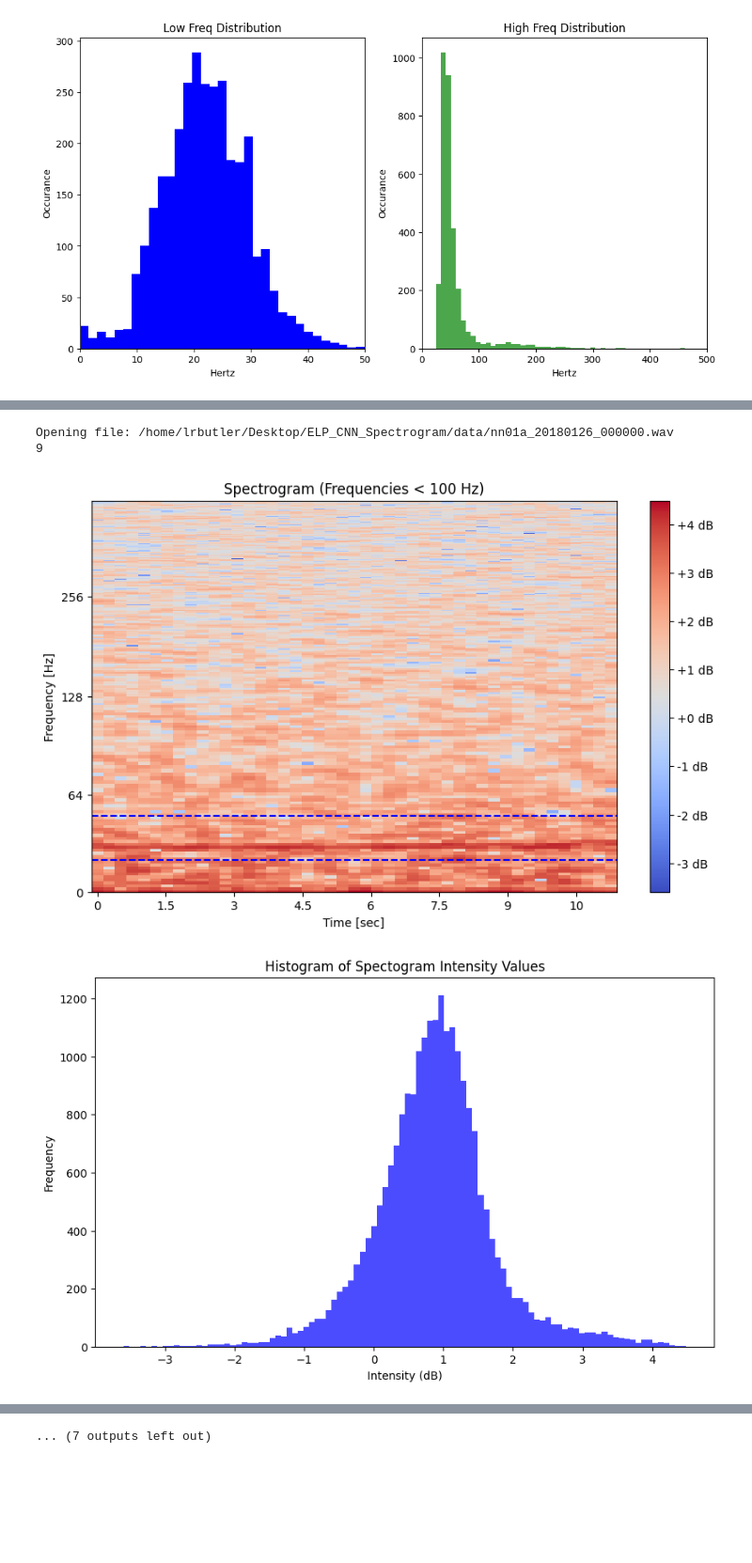
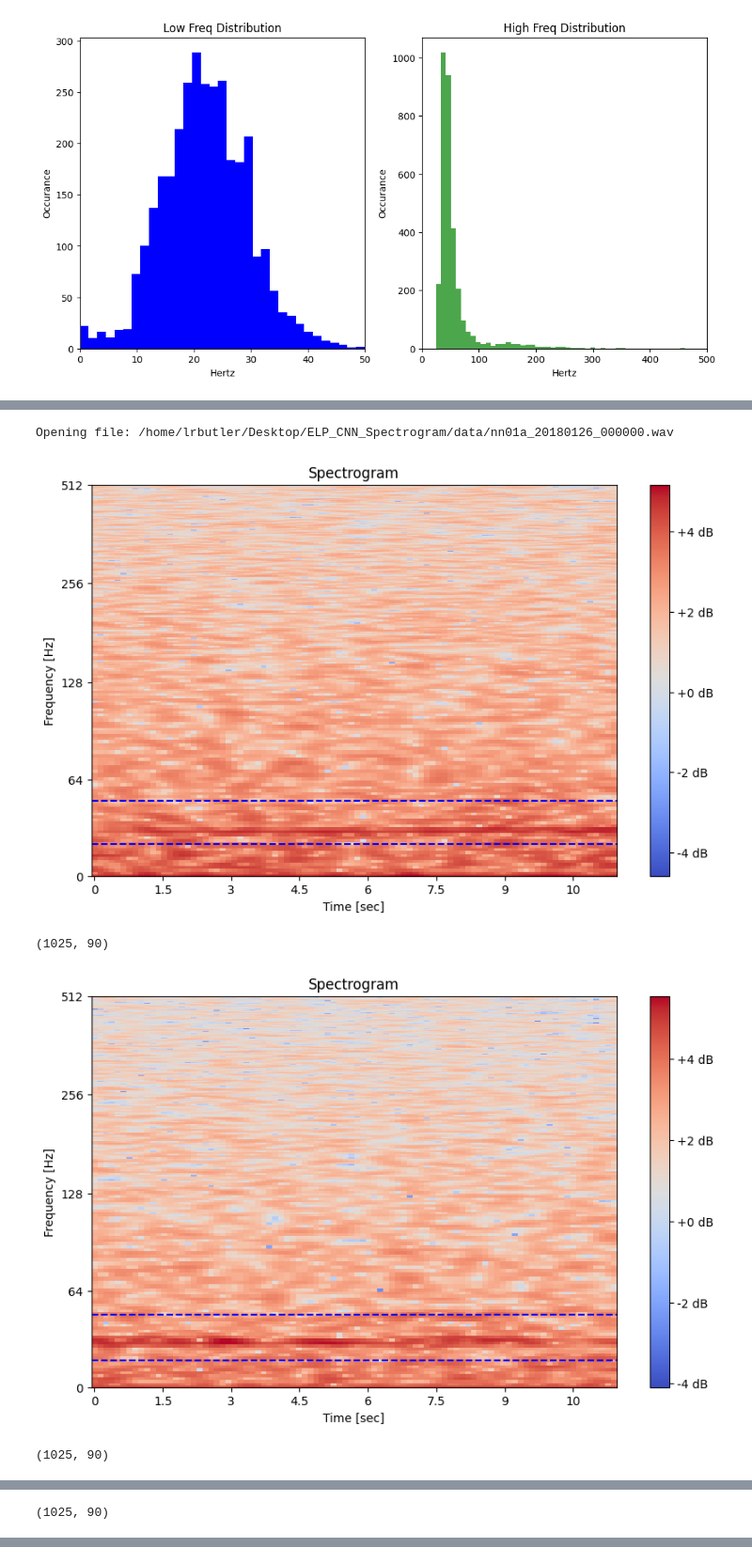
Before and after one commit to riley-1995/ELP-CNNvsRNN, a Jupyter notebook: exploration.ipynb, the cells around one changed output, grey strips where cells are left out. Shown at 94% size. Saved outputs shown, nothing was run; the diff lists cells and outputs as text; code cells hidden in the pictures; blank space fills up the shorter version.

```diff
--- a/exploration.ipynb
+++ b/exploration.ipynb
@@ -58,7 +70,7 @@ ax2.set_ylabel('Occurance')
 Text(0, 0.5, 'Occurance')
 [figure]
 # %%
-from scipy.signal import butter, lfilter
+from scipy.signal import butter, lfilter, resample
 
 def down_sample(audio, input_sr, output_sr):
     """
@@ -70,15 +82,13 @@ def down_sample(audio, input_sr, output_sr):
     output:
         1D vector of down sampled audio
     """
-    hop = float(input_sr) / float(output_sr)
-    if hop < 1:
-        print("Target hop less than one. Down sampling cannot occure.")
+    if input_sr <= output_sr:
         return audio
 
-    hop = tf.cast(tf.math.round(hop), tf.int32)
-    down_sample = audio[::hop]
+    num_samples = int(len(audio) * float(output_sr)/ input_sr)
+    down_sampled_audio = resample(audio, num_samples)
 
-    return down_sample
+    return down_sampled_audio
 
 def normalize_audio(audio):
     audio = tf.cast(audio, tf.float32)
@@ -98,17 +108,19 @@ def lowpass_filter(data, cutoff, fs, order=5):
     y = lfilter(b, a, data)
     return y
 
-def stft_hann_window(audio):
+def stft_hann_window(audio, frame_length, frame_step):
     stft = tf.signal.stft(
         audio,
-        frame_length=1024,
-        frame_step=200,
+        frame_length=frame_length,
+        frame_step=frame_step,
         window_fn=tf.signal.hann_window
     )
 
     return tf.math.log(tf.abs(stft) + 1e-10).numpy().T
 # %%
-window_length = 5 # seconds
+sample_length = 5 # seconds
 low_freq = 0 # hz
 high_freq = 512 # hz
-target_sr = 2000 # hz
+target_sr = 4000 # hz
+frame_length = 2048
+frame_step = 200    # Smaller is for better time resolution but greater data size
@@ -115,5 +132,4 @@ target_sr = 2000 # hz
 # %%
-
 for file in set(data['Begin File']):
     target_file = os.path.join(data_folder, file)
 
@@ -121,47 +137,40 @@ for file in set(data['Begin File']):
         print(f"Opening file: {target_file}")
 
         sampling_rate, audio = wavfile.read(target_file)
-
         audio = normalize_audio(audio)
 
         clips = data[data['Begin File'] == file]
 
-        print(len(clips))
         for offset, start, stop, low, high in zip(clips['File Offset (s)'], clips['Begin Time (s)'], clips['End Time (s)'], clips['Low Freq (Hz)'], clips['High Freq (Hz)']):
 
             # Clip the audio
-            starting_pos = offset
-            stopping_pos = offset + window_length
-            selection_start, selection_end = int(2 * sampling_rate), int((2 + (stop - start)) * sampling_rate)
+            starting_pos = int(offset)
+            stopping_pos = int(offset) + sample_length
+
             begin_index, end_index = int(starting_pos * sampling_rate), int(stopping_pos * sampling_rate)
             audio_clip = audio[begin_index: end_index]
 
             # Process
             audio_clip = down_sample(audio_clip, sampling_rate, target_sr)
             #audio_clip = lowpass_filter(audio_clip, high_freq, target_sr)
-            stft = stft_hann_window(audio_clip)
+            stft = stft_hann_window(audio_clip, frame_length=frame_length, frame_step=frame_step)
 
             # Display the spectrogram with upper and low bounds as specified in the selection table.
             plt.figure(figsize=(10, 6))
             librosa.display.specshow(stft, sr=target_sr, x_axis="time", y_axis='log')
             plt.colorbar(format='%+2.0f dB')
             plt.title('Spectrogram')
             plt.xlabel('Time [sec]')
             plt.ylabel('Frequency [Hz]')
-            plt.ylim(0, 500)  # Set the y-axis limit to show frequencies under 100 Hz
+            plt.ylim(0, 512)  # Set the y-axis limit to show frequencies under 100 Hz
             plt.axhline(y=low, color='blue', linestyle='--', label=f'Low Freq: {low} Hz')
             plt.axhline(y=high, color='blue', linestyle='--', label=f'High Freq: {high} Hz')
             plt.show()
 
-            # Display a histogram of instensity values
-            plt.figure(figsize=(10, 6))
-            plt.hist(stft.flatten(), bins=100, color='blue', alpha=0.7)
-            plt.title('Histogram of Spectogram Intensity Values')
-            plt.xlabel('Intensity (dB)')
-            plt.ylabel('Frequency')
-            plt.show()
+            print(stft.shape)
 # %% [output]
 Opening file: /home/lrbutler/Desktop/ELP_CNN_Spectrogram/data/nn01a_20180126_000000.wav
-9
-[figure, old version]
+[figure, new version]
+(1025, 90)
-[figure, old version]
+[figure, new version]
+(1025, 90)
@@ -168,0 +178 @@ Opening file: /home/lrbutler/Desktop/ELP_CNN_Spectrogram/data/nn01a_20180126_000
+(1025, 90)
@@ -177 +183,0 @@ Opening file: /home/lrbutler/Desktop/ELP_CNN_Spectrogram/data/nn01a_20180126_000
-... (7 outputs left out)
```
Also changed, not shown: parts of 3 cells of this notebook.
